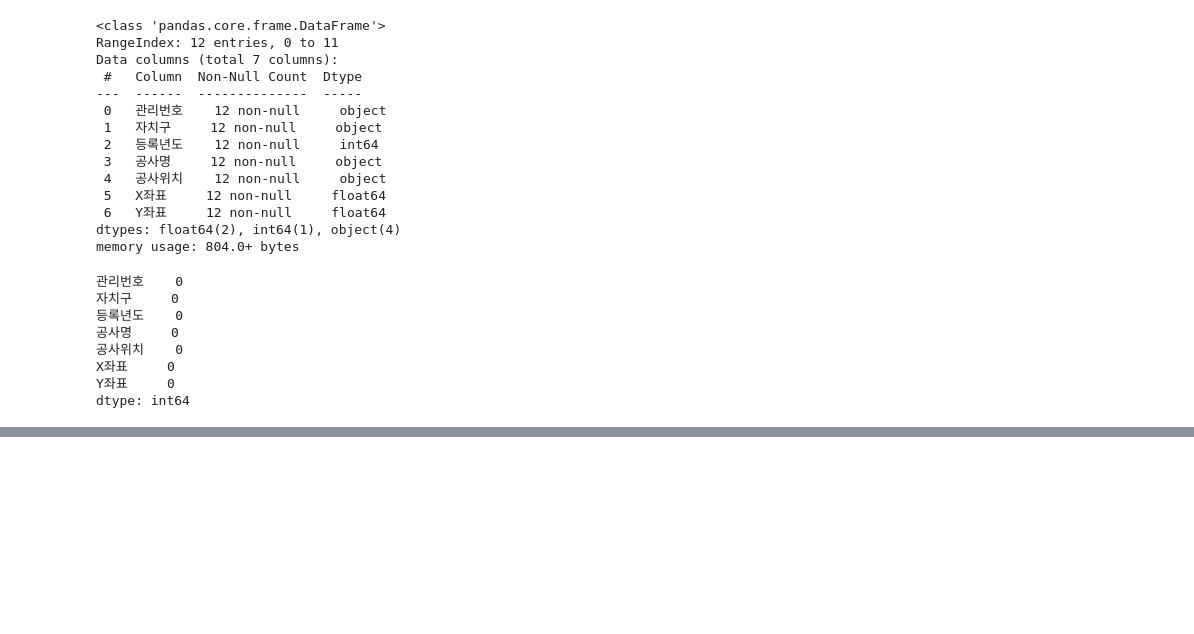
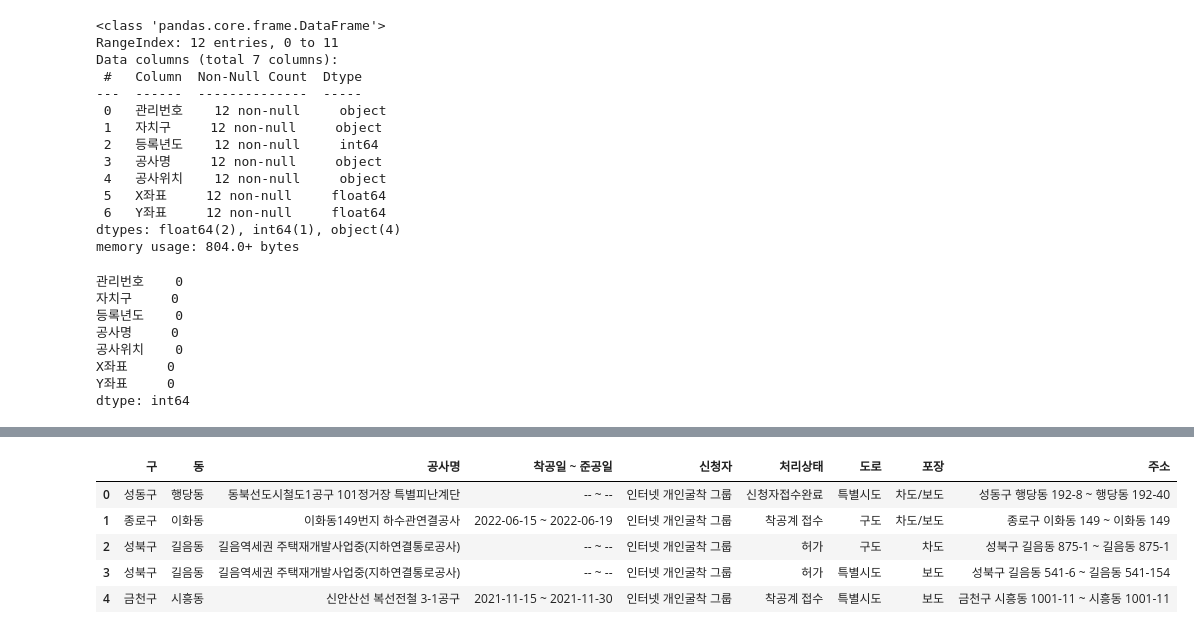
Before and after one commit to 25-1-SI/preprocessing, a Jupyter notebook: notebooks/preprocessing.ipynb, the cells around one changed output, grey strips where cells are left out. Saved outputs shown, nothing was run; the diff lists cells and outputs as text; code cells hidden in the pictures; blank space fills up the shorter version.

```diff
--- a/notebooks/preprocessing.ipynb
+++ b/notebooks/preprocessing.ipynb
@@ -276,0 +329,3 @@ construction_underground_water_df.to_csv("data/processed/construction_undergroun
+# %%
+# 필요없는 컬럼 제거 ("신청자" 컬럼도 지워야할지 고민중)
+road_construction_df.drop(columns=["관리코드", "허가번호"], inplace=True)
@@ -276,0 +347,15 @@ construction_underground_water_df.to_csv("data/processed/construction_undergroun
+# %%
+# 공사명에서 공사명과 주소 분리
+split_cols = road_construction_df["공사명"].str.split("<BR>", n=1, expand=True)
+
+road_construction_df["공사명"] = split_cols[0].str.strip()
+road_construction_df["주소"] = split_cols[1].str.strip("() ").replace("", pd.NA)
+# %%
+road_construction_df.head()
+# %% [output]
+|  | 구 | 동 | 공사명 | 착공일 ~ 준공일 | 신청자 | 처리상태 | 도로 | 포장 | 주소 |
+| 0 | 성동구 | 행당동 | 동북선도시철도1공구 101정거장 특별피난계단 | -- ~ -- | 인터넷 개인굴착 그룹 | 신청자접수완료 | 특별시도 | 차도/보도 | 성동구 행당동 192-8 ~ 행당동 192-40 |
+| 1 | 종로구 | 이화동 | 이화동149번지 하수관연결공사 | 2022-06-15 ~ 2022-06-19 | 인터넷 개인굴착 그룹 | 착공계 접수 | 구도 | 차도/보도 | 종로구 이화동 149 ~ 이화동 149 |
+| 2 | 성북구 | 길음동 | 길음역세권 주택재개발사업중(지하연결통로공사) | -- ~ -- | 인터넷 개인굴착 그룹 | 허가 | 구도 | 차도 | 성북구 길음동 875-1 ~ 길음동 875-1 |
+| 3 | 성북구 | 길음동 | 길음역세권 주택재개발사업중(지하연결통로공사) | -- ~ -- | 인터넷 개인굴착 그룹 | 허가 | 특별시도 | 보도 | 성북구 길음동 541-6 ~ 길음동 541-154 |
+| 4 | 금천구 | 시흥동 | 신안산선 복선전철 3-1공구 | 2021-11-15 ~ 2021-11-30 | 인터넷 개인굴착 그룹 | 착공계 접수 | 특별시도 | 보도 | 금천구 시흥동 1001-11 ~ 시흥동 1001-11 |
```
Also changed, not shown: parts of 14 cells of this notebook, 1 other file.
